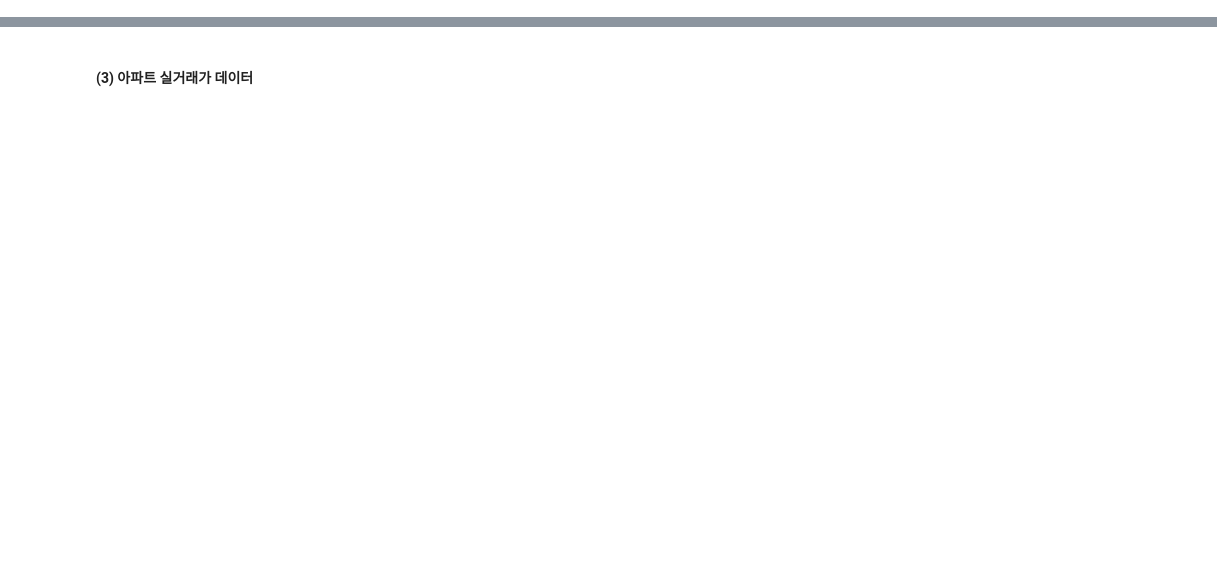
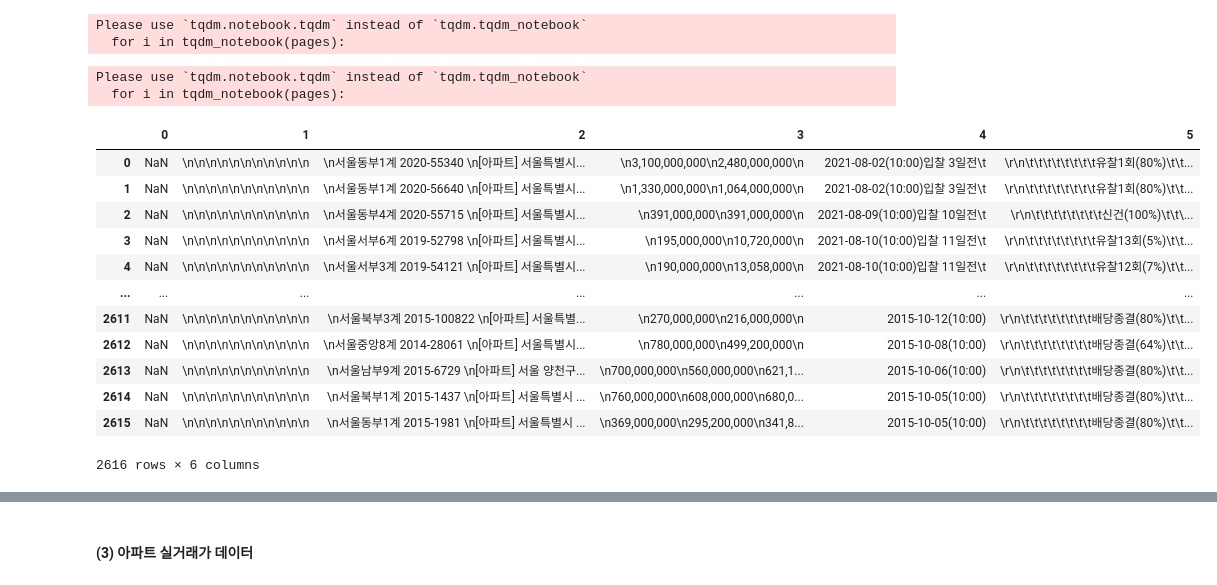
Before and after one commit to JinsolPark/final_project, a Jupyter notebook: jspark/01_데이터 준비.ipynb, the cells around one changed output, grey strips where cells are left out. Saved outputs shown, nothing was run; the diff lists cells and outputs as text; code cells hidden in the pictures; blank space fills up the shorter version.

```diff
--- a/jspark/01_데이터 준비.ipynb
+++ b/jspark/01_데이터 준비.ipynb
@@ -90,2 +407,81 @@ df
 # %%
 from tqdm import tqdm_notebook
+# %%
+# 매각진행 중인 물건
+header = "https://www.gfauction.info/auction/list.html?page={}&listnum=100&orderby=&special=&court1=&damdang1=&syear=&sno=&gamMin=0&gamMax=0&eng=12%2C15&uchal_min=&uchal_max=&sday_s=&sday_e=&lowMin=0&lowMax=0&sido1=11&gugun1=&dong1=&bunji=&sagunname=&barea_min=&barea_max=&larea_min=&larea_max=&yongdo=01&special=&addr="
+home = header.format(1)
+page = req.urlopen(home)
+soup = BS(page, "html.parser")
+items = int(soup.find("p", class_="total").find("strong").get_text().replace(",",""))
+pages = range(1,int(items/100)+1+1)
+
+df = pd.DataFrame()
+
+for i in tqdm_notebook(pages):
+    url = header.format(i)
+    page = req.urlopen(url)
+    soup = BS(page, "html.parser")
+    body = soup.find_all("td", style="border-bottom:1px solid #D9D7D7")
+    data = np.reshape(body, (-1, 6))
+
+    items = []
+    for d in data:
+        item = []
+        for i in range(0,len(d)):
+            tmp = d[i].get_text()
+            item.append(tmp)
+        items.append(item)
+
+    tmp_df = pd.DataFrame(items)
+    df = df.append(tmp_df, ignore_index=True)
+# %% [output]
+Please use `tqdm.notebook.tqdm` instead of `tqdm.tqdm_notebook`
+  for i in tqdm_notebook(pages):
+# %%
+# 크롤링한 raw 데이터
+# 매각완료된 물건
+header = "https://www.gfauction.info/auction/list.html?page={}&listnum=100&orderby=&special=&court1=&damdang1=&syear=&sno=&gamMin=0&gamMax=0&eng=4%2C7&uchal_min=&uchal_max=&sday_s=&sday_e=&lowMin=0&lowMax=0&sido1=11&gugun1=&dong1=&bunji=&sagunname=&barea_min=&barea_max=&larea_min=&larea_max=&yongdo=01&special=&addr="
+home = header.format(1)
+page = req.urlopen(home)
+soup = BS(page, "html.parser")
+items = int(soup.find("p", class_="total").find("strong").get_text().replace(",",""))
+pages = range(1,int(items/100)+1+1)
+
+for i in tqdm_notebook(pages):
+    url = header.format(i)
+    page = req.urlopen(url)
+    soup = BS(page, "html.parser")
+    body = soup.find_all("td", style="border-bottom:1px solid #D9D7D7")
+    data = np.reshape(body, (-1, 6))
+
+    items = []
+    for d in data:
+        item = []
+        for i in range(0,len(d)):
+            tmp = d[i].get_text()
+            item.append(tmp)
+        items.append(item)
+
+    tmp_df = pd.DataFrame(items)
+    df = df.append(tmp_df, ignore_index=True)
+df.to_csv("data/auction/raw.csv",index=False)
+# %% [output]
+Please use `tqdm.notebook.tqdm` instead of `tqdm.tqdm_notebook`
+  for i in tqdm_notebook(pages):
+# %%
+auct_df = pd.read_csv("data/auction/raw.csv")
+auct_df
+# %% [output]
+|  | 0 | 1 | 2 | 3 | 4 | 5 |
+| 0 | NaN | \n\n\n\n\n\n\n\n\n\n\n | \n서울동부1계 2020-55340 \n[아파트] 서울특별시... | \n3,100,000,000\n2,480,000,000\n | 2021-08-02(10:00)입찰 3일전\t | \r\n\t\t\t\t\t\t\t\t유찰1회(80%)\t\t... |
+| 1 | NaN | \n\n\n\n\n\n\n\n\n\n\n | \n서울동부1계 2020-56640 \n[아파트] 서울특별시... | \n1,330,000,000\n1,064,000,000\n | 2021-08-02(10:00)입찰 3일전\t | \r\n\t\t\t\t\t\t\t\t유찰1회(80%)\t\t... |
+| 2 | NaN | \n\n\n\n\n\n\n\n\n\n\n | \n서울동부4계 2020-55715 \n[아파트] 서울특별시... | \n391,000,000\n391,000,000\n | 2021-08-09(10:00)입찰 10일전\t | \r\n\t\t\t\t\t\t\t\t신건(100%)\t\t\... |
+| 3 | NaN | \n\n\n\n\n\n\n\n\n\n\n | \n서울서부6계 2019-52798 \n[아파트] 서울특별시... | \n195,000,000\n10,720,000\n | 2021-08-10(10:00)입찰 11일전\t | \r\n\t\t\t\t\t\t\t\t유찰13회(5%)\t\t... |
+| 4 | NaN | \n\n\n\n\n\n\n\n\n\n\n | \n서울서부3계 2019-54121 \n[아파트] 서울특별시... | \n190,000,000\n13,058,000\n | 2021-08-10(10:00)입찰 11일전\t | \r\n\t\t\t\t\t\t\t\t유찰12회(7%)\t\t... |
+| ... | ... | ... | ... | ... | ... | ... |
+| 2611 | NaN | \n\n\n\n\n\n\n\n\n\n\n | \n서울북부3계 2015-100822 \n[아파트] 서울특별... | \n270,000,000\n216,000,000\n | 2015-10-12(10:00) | \r\n\t\t\t\t\t\t\t\t배당종결(80%)\t\t... |
+| 2612 | NaN | \n\n\n\n\n\n\n\n\n\n\n | \n서울중앙8계 2014-28061 \n[아파트] 서울특별시... | \n780,000,000\n499,200,000\n | 2015-10-08(10:00) | \r\n\t\t\t\t\t\t\t\t배당종결(64%)\t\t... |
+| 2613 | NaN | \n\n\n\n\n\n\n\n\n\n\n | \n서울남부9계 2015-6729 \n[아파트] 서울 양천구... | \n700,000,000\n560,000,000\n621,1... | 2015-10-06(10:00) | \r\n\t\t\t\t\t\t\t\t배당종결(80%)\t\t... |
+| 2614 | NaN | \n\n\n\n\n\n\n\n\n\n\n | \n서울북부1계 2015-1437 \n[아파트] 서울특별시 ... | \n760,000,000\n608,000,000\n680,0... | 2015-10-05(10:00) | \r\n\t\t\t\t\t\t\t\t배당종결(80%)\t\t... |
+| 2615 | NaN | \n\n\n\n\n\n\n\n\n\n\n | \n서울동부1계 2015-1981 \n[아파트] 서울특별시 ... | \n369,000,000\n295,200,000\n341,8... | 2015-10-05(10:00) | \r\n\t\t\t\t\t\t\t\t배당종결(80%)\t\t... |
+2616 rows × 6 columns
```
Also changed, not shown: parts of 88 cells of this notebook, 6 other files.
